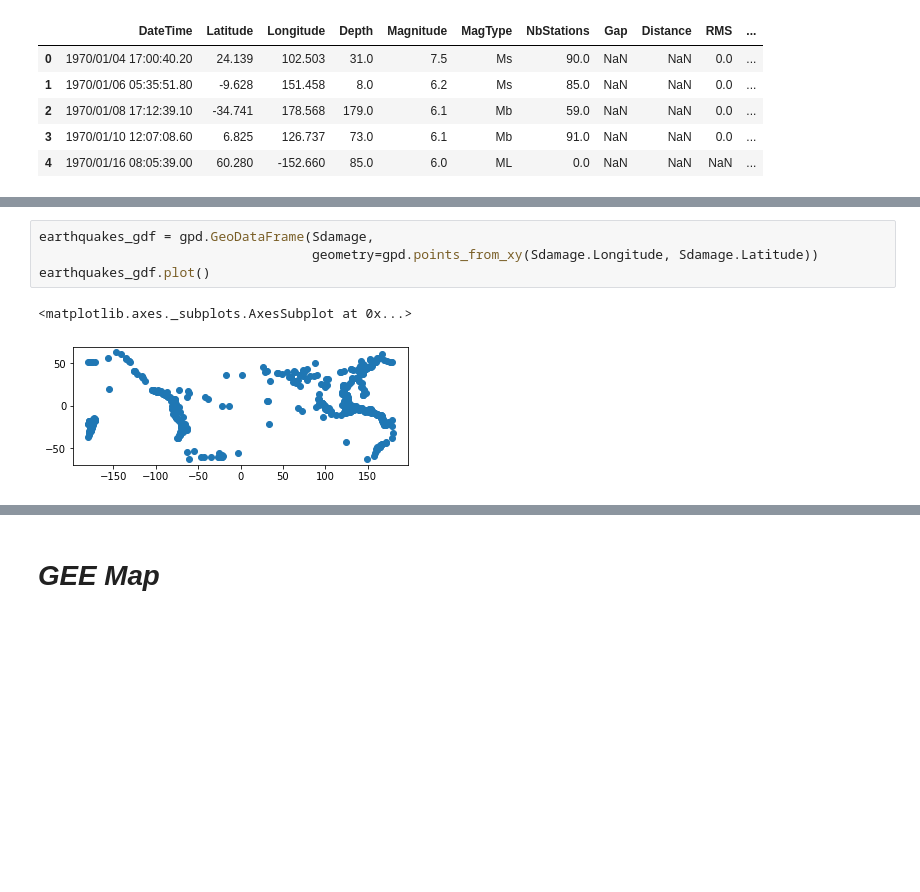
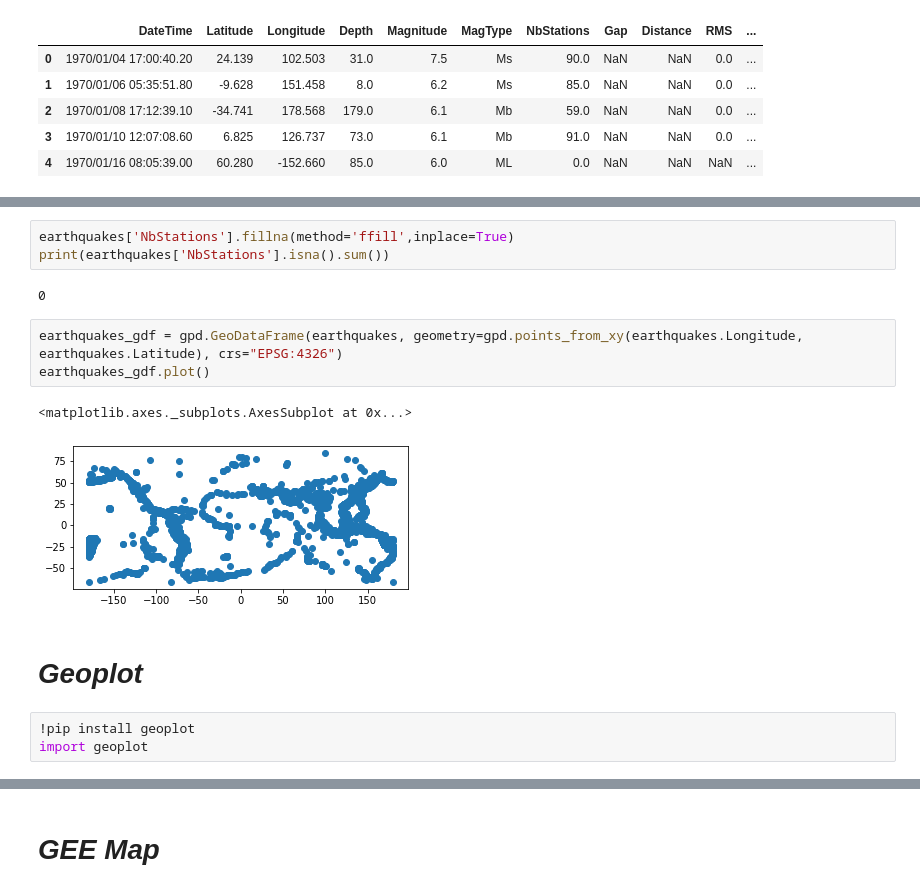
Before and after one commit to DommiiUdomp/mm, a Jupyter notebook: earthquakes.ipynb, the cells around one changed output, grey strips where cells are left out. Cells and saved outputs as stored; diff of their text form; blank space fills up the shorter version.

```diff
--- a/earthquakes.ipynb
+++ b/earthquakes.ipynb
@@ -64,7 +72,16 @@ See the caveats in the documentation: https://pandas.pydata.org/pandas-docs/stab
+# %%
+earthquakes['NbStations'].fillna(method='ffill',inplace=True)
+print(earthquakes['NbStations'].isna().sum())
+# %% [output]
+0
 # %%
-earthquakes_gdf = gpd.GeoDataFrame(Sdamage,
-                                   geometry=gpd.points_from_xy(Sdamage.Longitude, Sdamage.Latitude))
+earthquakes_gdf = gpd.GeoDataFrame(earthquakes, geometry=gpd.points_from_xy(earthquakes.Longitude, earthquakes.Latitude), crs="EPSG:4326")
 earthquakes_gdf.plot()
 # %% [output]
 <matplotlib.axes._subplots.AxesSubplot at 0x...>
-[figure, old version]
+[figure, new version]
+# %% [markdown]
+# ***Geoplot***
+# %%
+!pip install geoplot
+import geoplot
```
Also changed, not shown: parts of 41 cells of this notebook.
